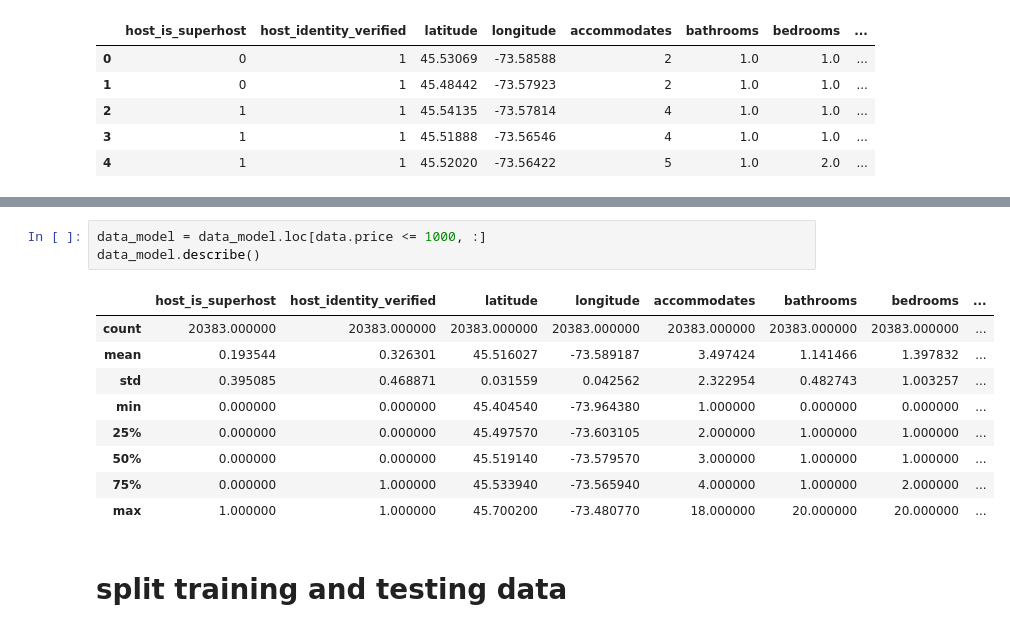
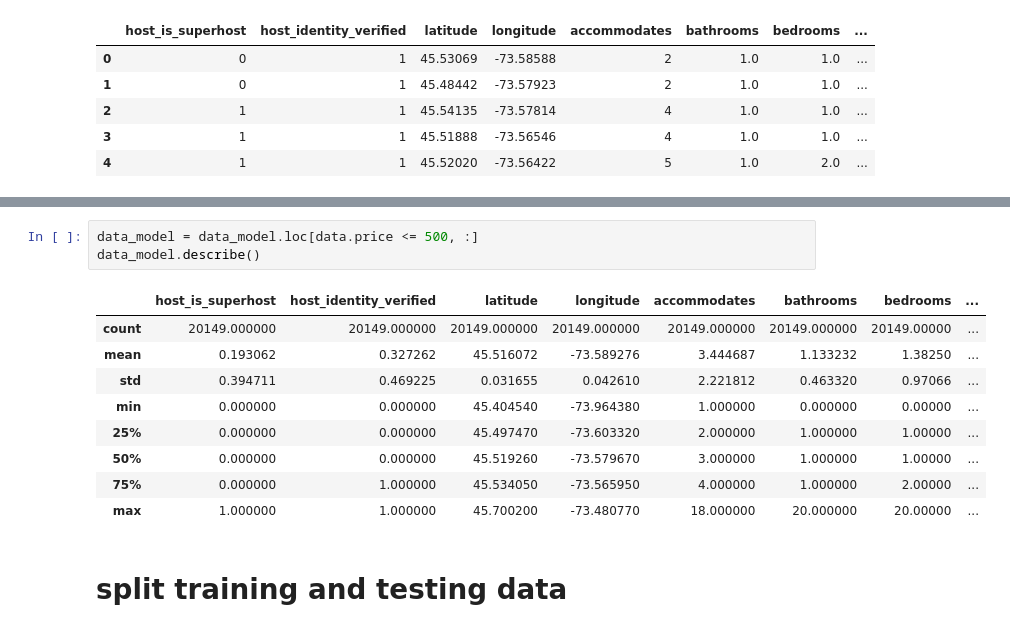
Before and after one commit to RyanXJu/Airbnb_Montreal, a Jupyter notebook: PricePrediction.ipynb, the cells around one changed output, grey strips where cells are left out. Drawn from its saved outputs; the diff is of its cells as text.

```diff
--- a/PricePrediction.ipynb
+++ b/PricePrediction.ipynb
@@ -317,18 +321,18 @@ bed_type_Real Bed            20466 non-null uint8
 dtypes: float64(7), int64(4), uint8(9)
 memory usage: 1.9 MB
 # %%
-data_model = data_model.loc[data.price <= 1000, :]
+data_model = data_model.loc[data.price <= 500, :]
 data_model.describe()
 # %% [output]
 |  | host_is_superhost | host_identity_verified | latitude | longitude | accommodates | bathrooms | bedrooms | ... |
-| count | 20383.000000 | 20383.000000 | 20383.000000 | 20383.000000 | 20383.000000 | 20383.000000 | 20383.000000 | ... |
-| mean | 0.193544 | 0.326301 | 45.516027 | -73.589187 | 3.497424 | 1.141466 | 1.397832 | ... |
-| std | 0.395085 | 0.468871 | 0.031559 | 0.042562 | 2.322954 | 0.482743 | 1.003257 | ... |
-| min | 0.000000 | 0.000000 | 45.404540 | -73.964380 | 1.000000 | 0.000000 | 0.000000 | ... |
-| 25% | 0.000000 | 0.000000 | 45.497570 | -73.603105 | 2.000000 | 1.000000 | 1.000000 | ... |
-| 50% | 0.000000 | 0.000000 | 45.519140 | -73.579570 | 3.000000 | 1.000000 | 1.000000 | ... |
-| 75% | 0.000000 | 1.000000 | 45.533940 | -73.565940 | 4.000000 | 1.000000 | 2.000000 | ... |
-| max | 1.000000 | 1.000000 | 45.700200 | -73.480770 | 18.000000 | 20.000000 | 20.000000 | ... |
+| count | 20149.000000 | 20149.000000 | 20149.000000 | 20149.000000 | 20149.000000 | 20149.000000 | 20149.00000 | ... |
+| mean | 0.193062 | 0.327262 | 45.516072 | -73.589276 | 3.444687 | 1.133232 | 1.38250 | ... |
+| std | 0.394711 | 0.469225 | 0.031655 | 0.042610 | 2.221812 | 0.463320 | 0.97066 | ... |
+| min | 0.000000 | 0.000000 | 45.404540 | -73.964380 | 1.000000 | 0.000000 | 0.00000 | ... |
+| 25% | 0.000000 | 0.000000 | 45.497470 | -73.603320 | 2.000000 | 1.000000 | 1.00000 | ... |
+| 50% | 0.000000 | 0.000000 | 45.519260 | -73.579670 | 3.000000 | 1.000000 | 1.00000 | ... |
+| 75% | 0.000000 | 1.000000 | 45.534050 | -73.565950 | 4.000000 | 1.000000 | 2.00000 | ... |
+| max | 1.000000 | 1.000000 | 45.700200 | -73.480770 | 18.000000 | 20.000000 | 20.00000 | ... |
 # %% [markdown]
 # split training and testing data
 # %%
```
Also changed, not shown: parts of 11 cells of this notebook.
